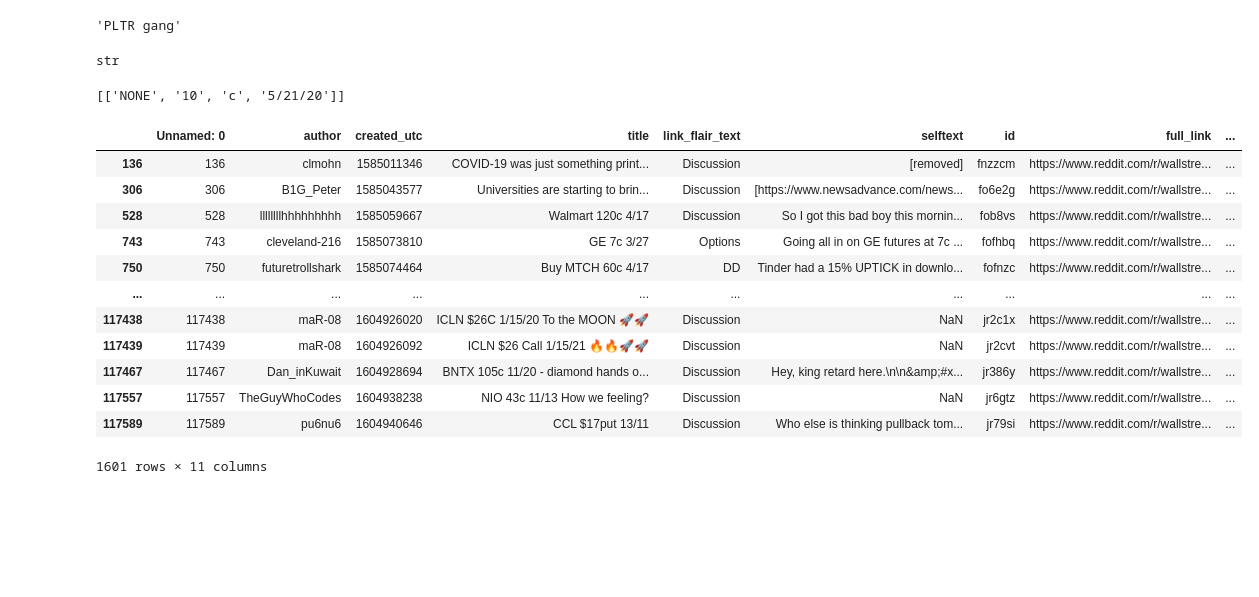
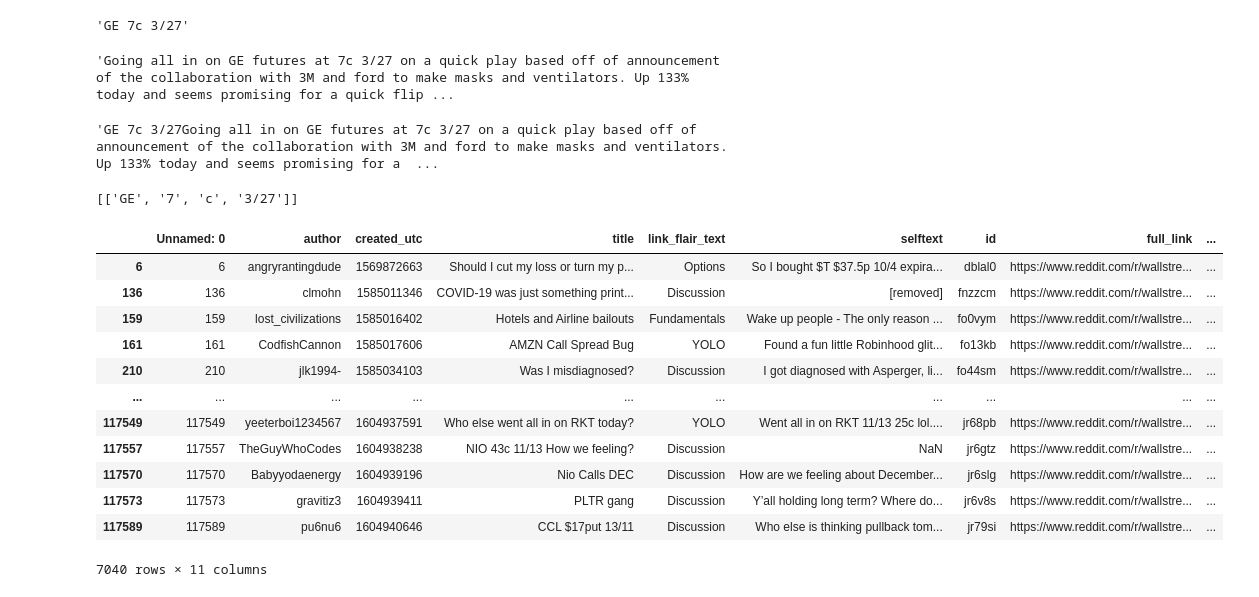
Before and after one commit to realjacoblinder/wsbanalysis, a Jupyter notebook: Phase 3 - Building the dataset.ipynb, the cells around one changed output. Cells and saved outputs as stored; diff of their text form; code cells hidden in the pictures; blank space fills up the shorter version.

```diff
--- a/Phase 3 - Building the dataset.ipynb
+++ b/Phase 3 - Building the dataset.ipynb
@@ -64,6 +67,9 @@ def regex_pos(post_text):
     p2 = re.compile('(\$?[A-Z]{1,4})?\s+(\d\d?\/\d\d?(?:\/\d{2,4})?)\s+\$?(\d+(?:\.\d\d?)?)\s*([CcPp])\w{0,4}')
     p3 = re.compile('(\d\d?\/\d\d?(?:\/\d{2,4})?)\s+(\$?[A-Z]{1,4})\s+\$?(\d+(?:\.\d\d?)?)\s*([CcPp])\w{0,4}')
     p4 = re.compile('(\$?[A-Z]{1,4})?\s+(\d{1,2}\s?[A-Z]{1,3})\s+\$?(\d+(?:\.\d\d?)?)\s*([CcPp])\w{0,4}')
+    p5 = re.compile('(\d{1,2}\s?[A-Z]{1,3})\s+(\$?[A-Z]{1,4})?\s+\$?(\d+(?:\.\d\d?)?)\s*([CcPp])\w{0,4}')
+    p6 = re.compile('([A-Z]{1,3}\s?\d{1,2})\s+(\$?[A-Z]{1,4})?\s+\$?(\d+(?:\.\d\d?)?)\s*([CcPp])\w{0,4}')
+    p7 = re.compile('(\$?[A-Z]{1,4})?\s+([A-Z]{1,3}\s?\d{1,2})\s+\$?(\d+(?:\.\d\d?)?)\s*([CcPp])\w{0,4}')
 
     # (\$?[A-Z]{1,4})\s+(?:\$?(\d+(?:.\d\d)?)\s*([CcPp])\w{0,4}\s+(\d\d?\/\d\d?(?:\/\d{2,4})?)+[^A-Z]*)
 
@@ -71,6 +77,9 @@ def regex_pos(post_text):
     x2 = re.findall(p2, post_text)
     x3 = re.findall(p3, post_text)
     x4 = re.findall(p4, post_text) # diving into alpha-numeric dates like 20 NOV
+    x5 = re.findall(p5, post_text) #alpha 20 nov, date first
+    x6 = re.findall(p6, post_text) #alpha nov 20, date first
+    x7 = re.findall(p7, post_text) #alpha nov 20, ticker first
 
     #dictating ticker-strike-c/p-date as standard. x1 stays, the rest must be edited
     if x1:
@@ -94,9 +103,28 @@ def regex_pos(post_text):
     if x4: # ticker-date(alphanumeric)-stike-c/p
         x4_e = []
         for match in x4:
-            ordered = [match[0],match[2],match[3],match[1],'x4']
+            ordered = [match[0],match[2],match[3],match[1]]
             x4_e.append(ordered)
         x.extend(x4_e)
+    if x5: #date(alpha)-ticker-strike-cp
+        x5_e = []
+        for match in x5:
+            ordered = [match[1],match[2],match[3],match[0]]
+            x5_e.append(ordered)
+        x.extend(x5_e)
+    if x6: #same as above, diff alpha
+        x6_e = []
+        for match in x6:
+            ordered = [match[1],match[2],match[3],match[0]]
+            x6_e.append(ordered)
+        x.extend(x6_e)
+    if x7:
+        x7_e = []
+        for match in x7:
+            ordered = [match[0],match[2],match[3],match[1]]
+            x7_e.append(ordered)
+        x.extend(x7_e)
+
     if x:
         x = ticker_adder(x)
         return x
@@ -118,6 +212,9 @@ def year_adder(row):
 # %%
 good_post_csv = pd.read_csv('all_good_posts.csv')
 all_post_csv = pd.read_csv('all_posts.csv')
+# %%
+good_post_csv['all text'] = good_post_csv['title'] + good_post_csv['selftext']
 # %%
+good_post_csv['regexed_combined'] = good_post_csv['all text'].apply(regex_pos)
 good_post_csv['regexed_body'] = good_post_csv['selftext'].apply(regex_pos)
 good_post_csv['regexed_title'] = good_post_csv['title'].apply(regex_pos)
@@ -156,33 +237,37 @@ good_post_csv[good_post_csv['regexed_title'] != 0]
 # %%
 #good_post_csv.to_csv('output1.csv')
 # %%
-good_post_csv.iloc[117573]['title']
+good_post_csv.iloc[743]['title']
 # %% [output]
-'PLTR gang'
+'GE 7c 3/27'
 # %%
-good_post_csv.iloc[117573]['selftext']
+good_post_csv.iloc[743]['selftext']
 # %% [output]
-str
+'Going all in on GE futures at 7c 3/27 on a quick play based off of announcement of the collaboration with 3M and ford to make masks and ventilators. Up 133% today and seems promising for a quick flip ...
+# %%
+good_post_csv.iloc[743]['all text']
+# %% [output]
+'GE 7c 3/27Going all in on GE futures at 7c 3/27 on a quick play based off of announcement of the collaboration with 3M and ford to make masks and ventilators. Up 133% today and seems promising for a  ...
 # %%
-good_post_csv.iloc[117573]['regexed_body']
+good_post_csv.iloc[743]['regexed_title']
 # %% [output]
-[['NONE', '10', 'c', '5/21/20']]
+[['GE', '7', 'c', '3/27']]
 # %%
 # add title to empty body in new col
-good_post_csv['regexed_combined'] = np.where(good_post_csv['regexed_body'] == 0, good_post_csv['regexed_title'], good_post_csv['regexed_body'])
+#good_post_csv['regexed_combined'] = np.where(good_post_csv['regexed_body'] == 0, good_post_csv['regexed_title'], good_post_csv['regexed_body'])
 # %%
-good_post_csv[good_post_csv['regexed_title'] != 0]
+good_post_csv[good_post_csv['regexed_combined'] != 0]
 # %% [output]
 |  | Unnamed: 0 | author | created_utc | title | link_flair_text | selftext | id | full_link | ... |
+| 6 | 6 | angryrantingdude | 1569872663 | Should I cut my loss or turn my p... | Options | So I bought $T $37.5p 10/4 expira... | dblal0 | https://www.reddit.com/r/wallstre... | ... |
 | 136 | 136 | clmohn | 1585011346 | COVID-19 was just something print... | Discussion | [removed] | fnzzcm | https://www.reddit.com/r/wallstre... | ... |
-| 306 | 306 | B1G_Peter | 1585043577 | Universities are starting to brin... | Discussion | [https://www.newsadvance.com/news... | fo6e2g | https://www.reddit.com/r/wallstre... | ... |
-| 528 | 528 | llllllllhhhhhhhhh | 1585059667 | Walmart 120c 4/17 | Discussion | So I got this bad boy this mornin... | fob8vs | https://www.reddit.com/r/wallstre... | ... |
-| 743 | 743 | cleveland-216 | 1585073810 | GE 7c 3/27 | Options | Going all in on GE futures at 7c ... | fofhbq | https://www.reddit.com/r/wallstre... | ... |
-| 750 | 750 | futuretrollshark | 1585074464 | Buy MTCH 60c 4/17 | DD | Tinder had a 15% UPTICK in downlo... | fofnzc | https://www.reddit.com/r/wallstre... | ... |
+| 159 | 159 | lost_civilizations | 1585016402 | Hotels and Airline bailouts | Fundamentals | Wake up people - The only reason ... | fo0vym | https://www.reddit.com/r/wallstre... | ... |
+| 161 | 161 | CodfishCannon | 1585017606 | AMZN Call Spread Bug | YOLO | Found a fun little Robinhood glit... | fo13kb | https://www.reddit.com/r/wallstre... | ... |
+| 210 | 210 | jlk1994- | 1585034103 | Was I misdiagnosed? | Discussion | I got diagnosed with Asperger, li... | fo44sm | https://www.reddit.com/r/wallstre... | ... |
 | ... | ... | ... | ... | ... | ... | ... | ... | ... | ... |
-| 117438 | 117438 | maR-08 | 1604926020 | ICLN $26C 1/15/20 To the MOON 🚀🚀 | Discussion | NaN | jr2c1x | https://www.reddit.com/r/wallstre... | ... |
-| 117439 | 117439 | maR-08 | 1604926092 | ICLN $26 Call 1/15/21 🔥🔥🚀🚀 | Discussion | NaN | jr2cvt | https://www.reddit.com/r/wallstre... | ... |
-| 117467 | 117467 | Dan_inKuwait | 1604928694 | BNTX 105c 11/20 - diamond hands o... | Discussion | Hey, king retard here.\n\n&amp;#x... | jr386y | https://www.reddit.com/r/wallstre... | ... |
+| 117549 | 117549 | yeeterboi1234567 | 1604937591 | Who else went all in on RKT today? | YOLO | Went all in on RKT 11/13 25c lol.... | jr68pb | https://www.reddit.com/r/wallstre... | ... |
 | 117557 | 117557 | TheGuyWhoCodes | 1604938238 | NIO 43c 11/13 How we feeling? | Discussion | NaN | jr6gtz | https://www.reddit.com/r/wallstre... | ... |
+| 117570 | 117570 | Babyyodaenergy | 1604939196 | Nio Calls DEC | Discussion | How are we feeling about December... | jr6slg | https://www.reddit.com/r/wallstre... | ... |
+| 117573 | 117573 | gravitiz3 | 1604939411 | PLTR gang | Discussion | Y’all holding long term? Where do... | jr6v8s | https://www.reddit.com/r/wallstre... | ... |
 | 117589 | 117589 | pu6nu6 | 1604940646 | CCL $17put 13/11 | Discussion | Who else is thinking pullback tom... | jr79si | https://www.reddit.com/r/wallstre... | ... |
-1601 rows × 11 columns
+7040 rows × 11 columns
```
Also changed, not shown: parts of 18 cells of this notebook, 3 other files.
